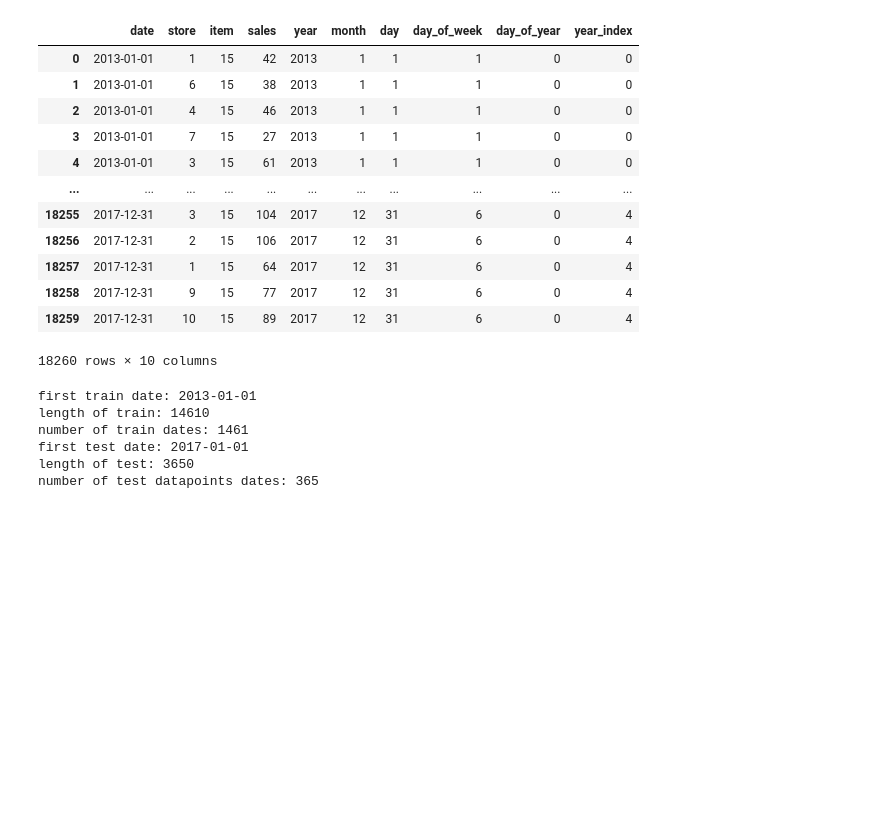
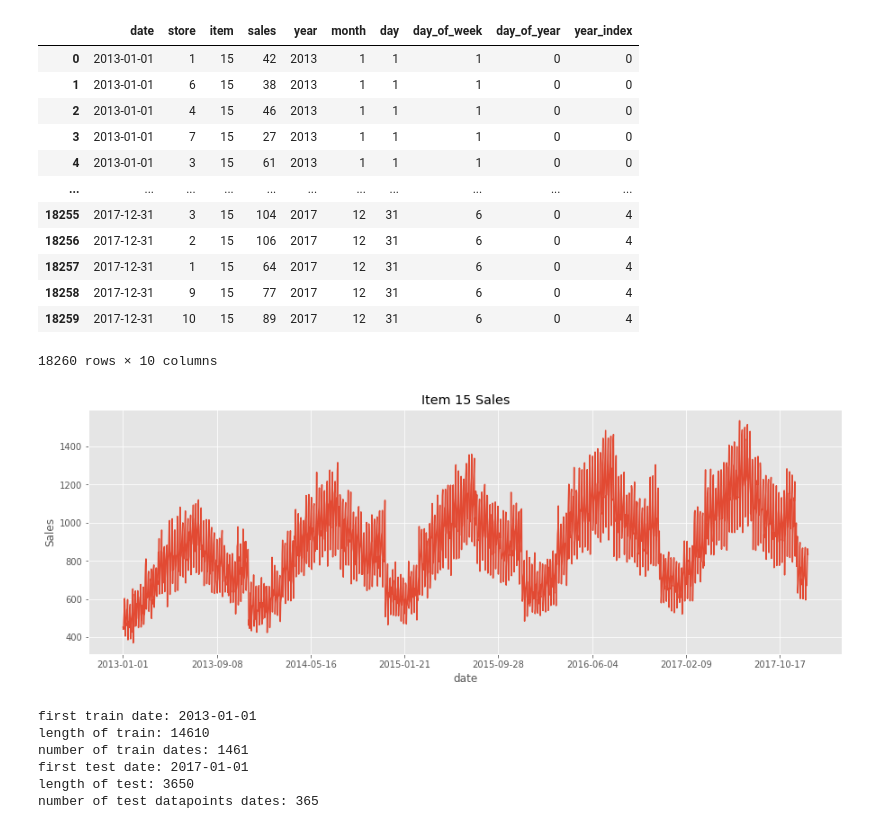
Before and after one commit to sh-biswas/demand-forecasting_Cogs109Final, a Jupyter notebook: Report.ipynb, the cells around one changed output. Drawn from its saved outputs; the diff is of its cells as text; code cells hidden in the pictures; blank space fills up the shorter version.

Commit message:
Added Item 15 Data Graph

```diff
--- a/Report.ipynb
+++ b/Report.ipynb
@@ -97,6 +97,14 @@ data
 | 18258 | 2017-12-31 | 9 | 15 | 77 | 2017 | 12 | 31 | 6 | 0 | 4 |
 | 18259 | 2017-12-31 | 10 | 15 | 89 | 2017 | 12 | 31 | 6 | 0 | 4 |
 18260 rows × 10 columns
+# %%
+fig, ax = plt.subplots(figsize=(15,5))
+data.groupby('date').sum()['sales'].plot(x='date', y='sales', ax=ax)
+ax.set_title("Item 15 Sales")
+ax.set_ylabel("Sales")
+plt.show()
+# %% [output]
+[figure, added]
 # %%
 # separate out train and test data
 num_test_days = 365
```
Also changed, not shown: parts of 1 cell of this notebook.
